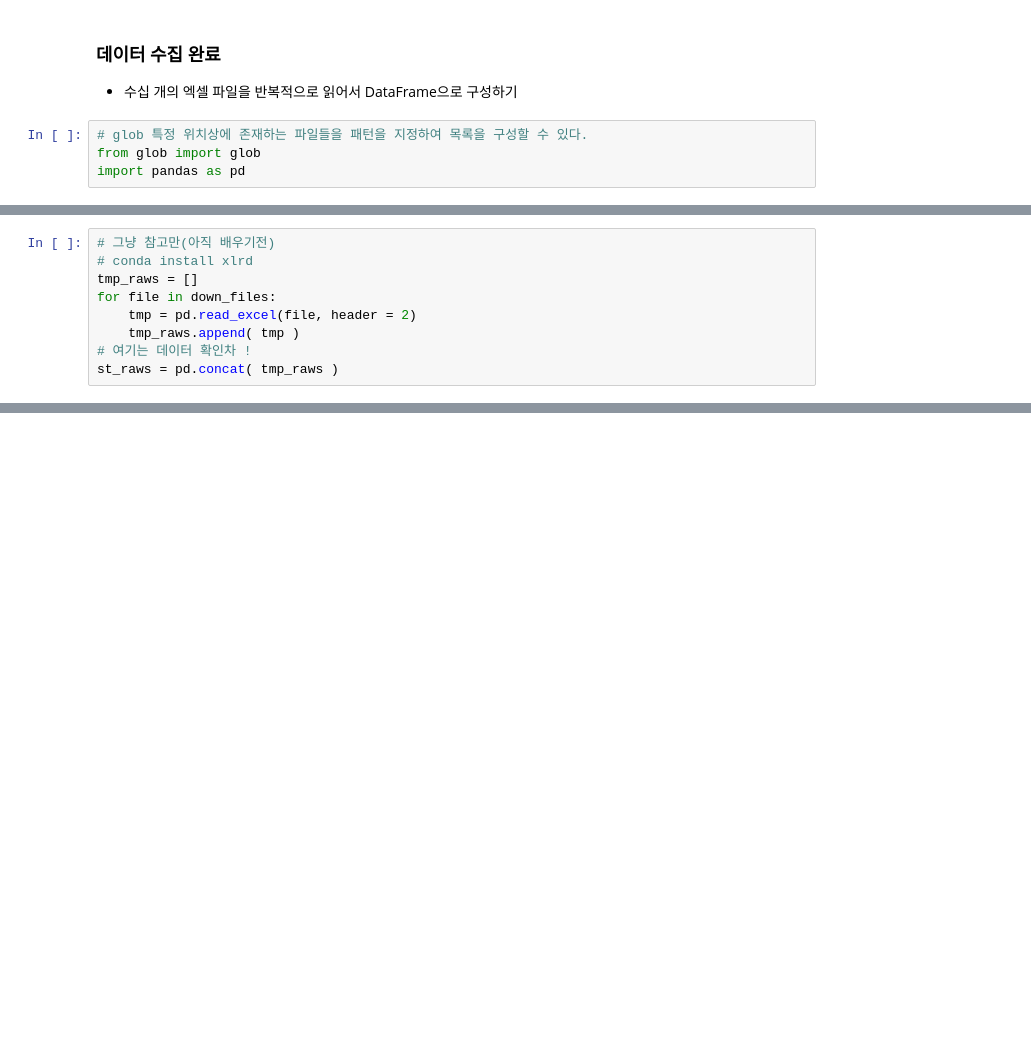
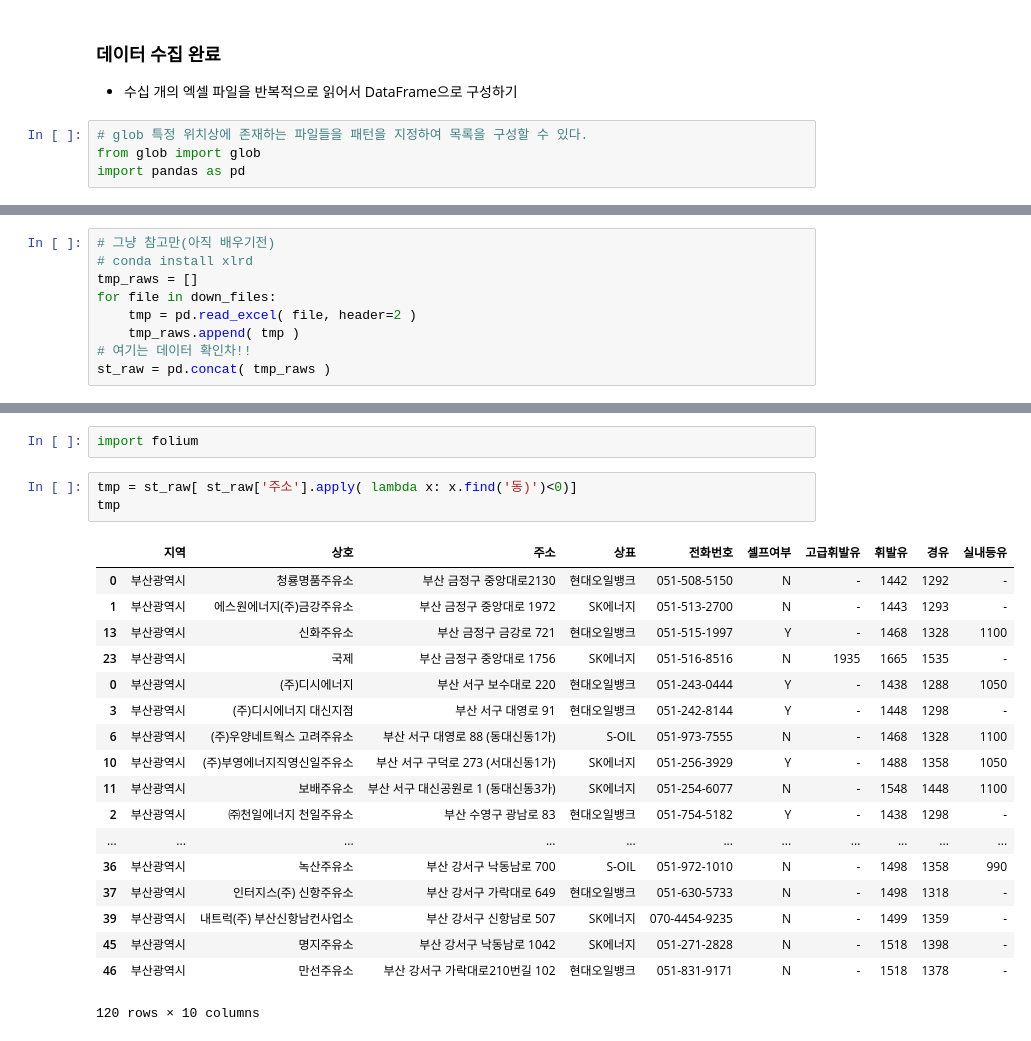
Before and after one commit to ParkKeunYoung/py_projects, a Jupyter notebook: analysis/crawling/데이터획득_level4_crwaling_opnet_final.ipynb, the cells around one changed output, grey strips where cells are left out. Cells and saved outputs as stored; diff of their text form; blank space fills up the shorter version.

```diff
--- a/analysis/crawling/데이터획득_level4_crwaling_opnet_final.ipynb
+++ b/analysis/crawling/데이터획득_level4_crwaling_opnet_final.ipynb
@@ -116,7 +114,7 @@ down_files[:2],down_files[-2:]
 # conda install xlrd
 tmp_raws = []
 for file in down_files:
-    tmp = pd.read_excel(file, header = 2)
+    tmp = pd.read_excel( file, header=2 )
     tmp_raws.append( tmp )
-# 여기는 데이터 확인차 !
-st_raws = pd.concat( tmp_raws )
+# 여기는 데이터 확인차!!
+st_raw = pd.concat( tmp_raws )
@@ -143,0 +154,24 @@ st_raws
+# %%
+import folium
+# %%
+tmp = st_raw[ st_raw['주소'].apply( lambda x: x.find('동)')<0)]
+tmp
+# %% [output]
+|  | 지역 | 상호 | 주소 | 상표 | 전화번호 | 셀프여부 | 고급휘발유 | 휘발유 | 경유 | 실내등유 |
+| 0 | 부산광역시 | 청룡명품주유소 | 부산 금정구 중앙대로2130 | 현대오일뱅크 | 051-508-5150 | N | - | 1442 | 1292 | - |
+| 1 | 부산광역시 | 에스원에너지(주)금강주유소 | 부산 금정구 중앙대로 1972 | SK에너지 | 051-513-2700 | N | - | 1443 | 1293 | - |
+| 13 | 부산광역시 | 신화주유소 | 부산 금정구 금강로 721 | 현대오일뱅크 | 051-515-1997 | Y | - | 1468 | 1328 | 1100 |
+| 23 | 부산광역시 | 국제 | 부산 금정구 중앙대로 1756 | SK에너지 | 051-516-8516 | N | 1935 | 1665 | 1535 | - |
+| 0 | 부산광역시 | (주)디시에너지 | 부산 서구 보수대로 220 | 현대오일뱅크 | 051-243-0444 | Y | - | 1438 | 1288 | 1050 |
+| 3 | 부산광역시 | (주)디시에너지 대신지점 | 부산 서구 대영로 91 | 현대오일뱅크 | 051-242-8144 | Y | - | 1448 | 1298 | - |
+| 6 | 부산광역시 | (주)우양네트웍스 고려주유소 | 부산 서구 대영로 88 (동대신동1가) | S-OIL | 051-973-7555 | N | - | 1468 | 1328 | 1100 |
+| 10 | 부산광역시 | (주)부영에너지직영신일주유소 | 부산 서구 구덕로 273 (서대신동1가) | SK에너지 | 051-256-3929 | Y | - | 1488 | 1358 | 1050 |
+| 11 | 부산광역시 | 보배주유소 | 부산 서구 대신공원로 1 (동대신동3가) | SK에너지 | 051-254-6077 | N | - | 1548 | 1448 | 1100 |
+| 2 | 부산광역시 | ㈜천일에너지 천일주유소 | 부산 수영구 광남로 83 | 현대오일뱅크 | 051-754-5182 | Y | - | 1438 | 1298 | - |
+| ... | ... | ... | ... | ... | ... | ... | ... | ... | ... | ... |
+| 36 | 부산광역시 | 녹산주유소 | 부산 강서구 낙동남로 700 | S-OIL | 051-972-1010 | N | - | 1498 | 1358 | 990 |
+| 37 | 부산광역시 | 인터지스(주) 신항주유소 | 부산 강서구 가락대로 649 | 현대오일뱅크 | 051-630-5733 | N | - | 1498 | 1318 | - |
+| 39 | 부산광역시 | 내트럭(주) 부산신항남컨사업소 | 부산 강서구 신항남로 507 | SK에너지 | 070-4454-9235 | N | - | 1499 | 1359 | - |
+| 45 | 부산광역시 | 명지주유소 | 부산 강서구 낙동남로 1042 | SK에너지 | 051-271-2828 | N | - | 1518 | 1398 | - |
+| 46 | 부산광역시 | 만선주유소 | 부산 강서구 가락대로210번길 102 | 현대오일뱅크 | 051-831-9171 | N | - | 1518 | 1378 | - |
+120 rows × 10 columns
```
Also changed, not shown: parts of 37 cells of this notebook, 11 other files.
